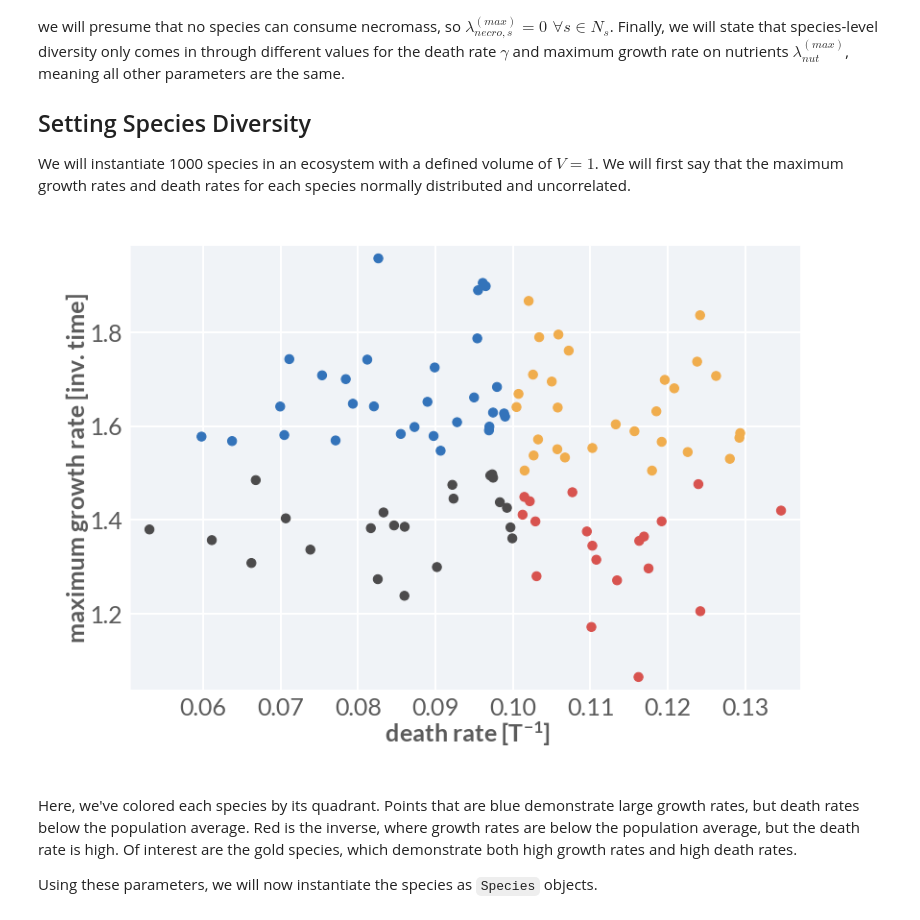
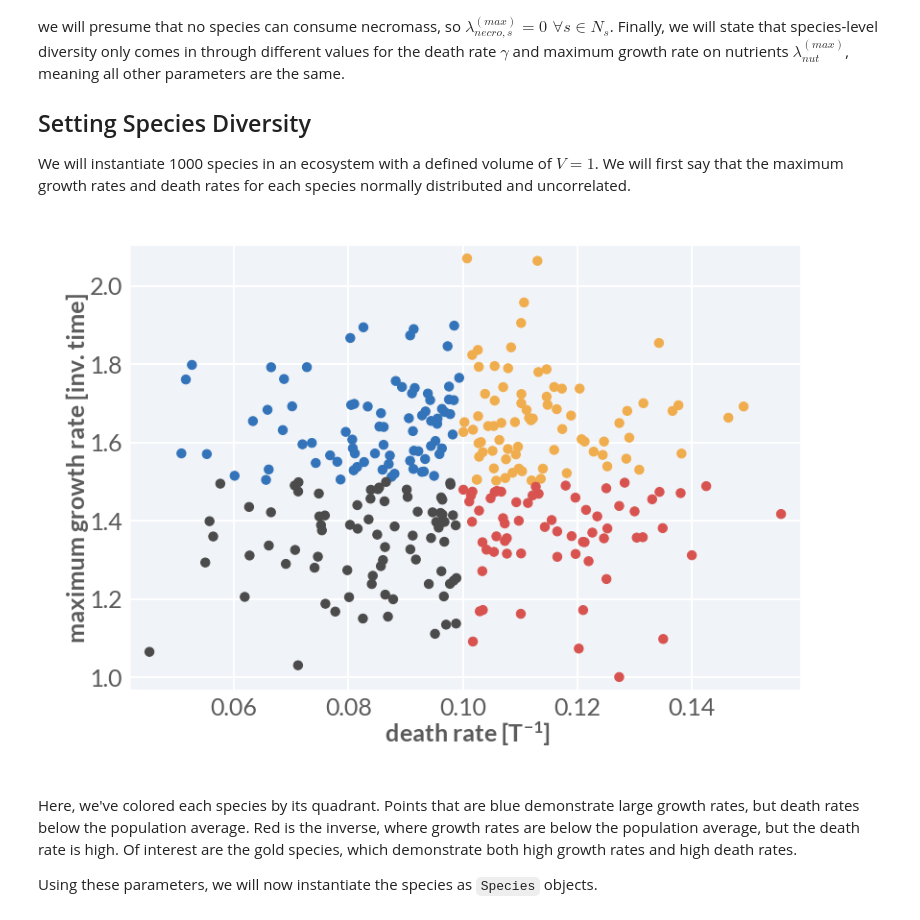
Before and after one commit to gchure/furtive-growth, a Jupyter notebook: sandbox/testing_sweep.ipynb, the cells around one changed output. Drawn from its saved outputs; the diff is of its cells as text; code cells hidden in the pictures.

Commit message:
Working more on phase diagram'

```diff
--- a/sandbox/testing_sweep.ipynb
+++ b/sandbox/testing_sweep.ipynb
@@ -78,33 +78,33 @@ We will first say that the maximum growth rates and death rates for each species
 normally distributed and uncorrelated.
 # %%
 # Generate normally distributed growth and death rates
-N_s = 100
+N_s = 300
 rng = np.random.default_rng(seed=2039)
 lambda_nut_max = np.abs(rng.normal(1.5, 0.2, N_s))
 gamma = np.abs(rng.normal(0.1, 0.02, N_s))
 
 # Set colors given quadrant
 quad_colors = {(0, 1): cor['primary_blue'],
                (1, 1): cor['primary_gold'],
                (0, 0): cor['primary_black'],
                (1, 0): cor['primary_red']}
 # Set a color vector
 colors = []
 for i in range(N_s):
     idx = [0, 0]
     if gamma[i] >= 0.1:
         idx[0] = 1
     if lambda_nut_max[i] >= 1.5:
         idx[1] = 1
     colors.append(quad_colors[tuple(idx)])
 
 # Plot the distributions
 fig, ax = plt.subplots(1,1, figsize=(3,2))
 _ = ax.scatter(gamma, lambda_nut_max, c=colors, s=5)
 _ = ax.set_ylabel(r'maximum growth rate [inv. time]', fontsize=6)
 _ = ax.set_xlabel(r' death rate [T$^{-1}$]', fontsize=6)
 # %% [output]
-[figure, old version]
+[figure, new version]
 # %% [markdown]
 Here, we've colored each species by its quadrant. Points that are blue demonstrate large growth rates, but death rates below the population average. Red is the inverse, where growth rates are below the population average, but the death rate is high. Of interest are the gold species, which demonstrate both high growth rates and high death rates.
 
```
Also changed, not shown: parts of 2 cells of this notebook, 4 other files.
